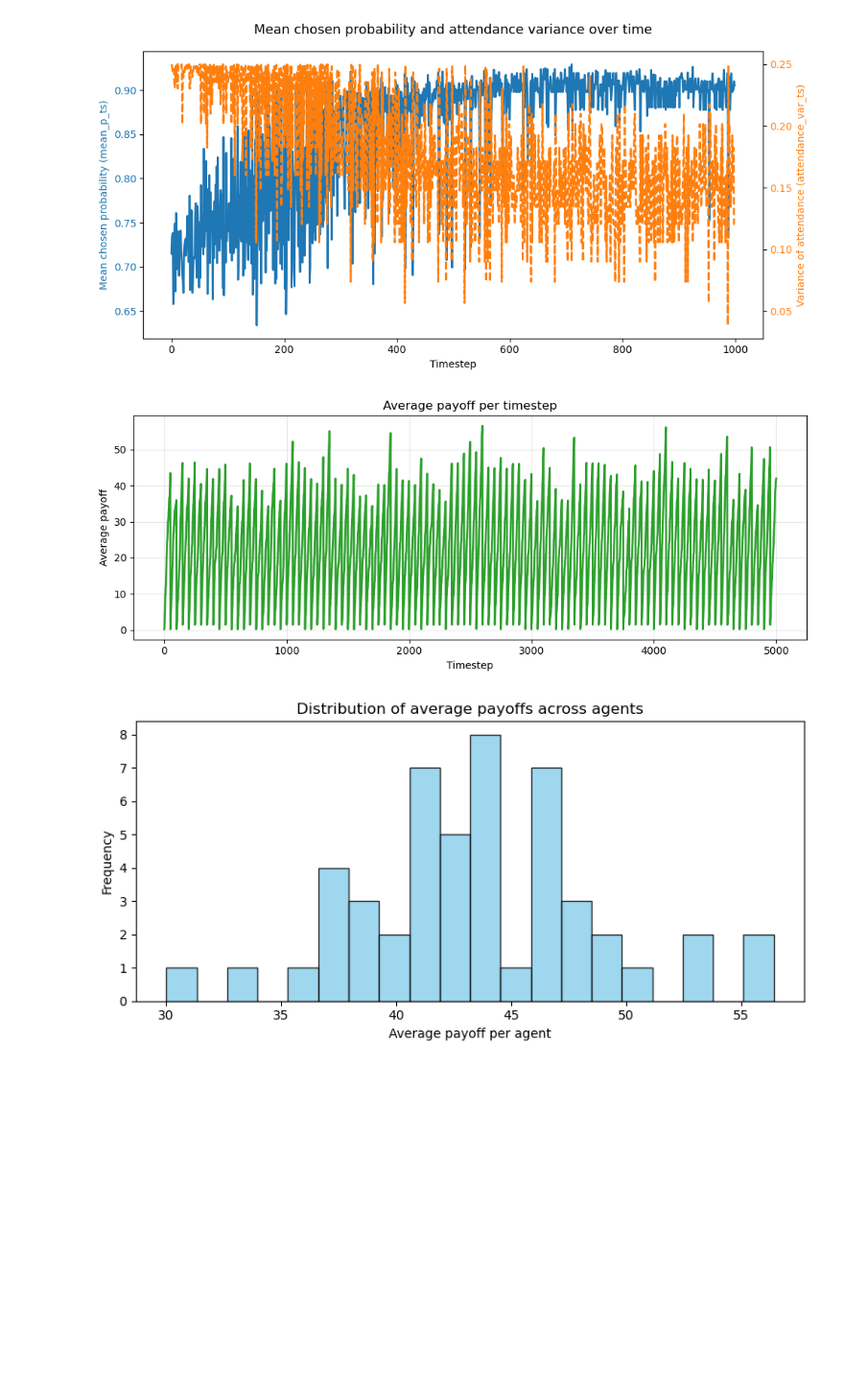
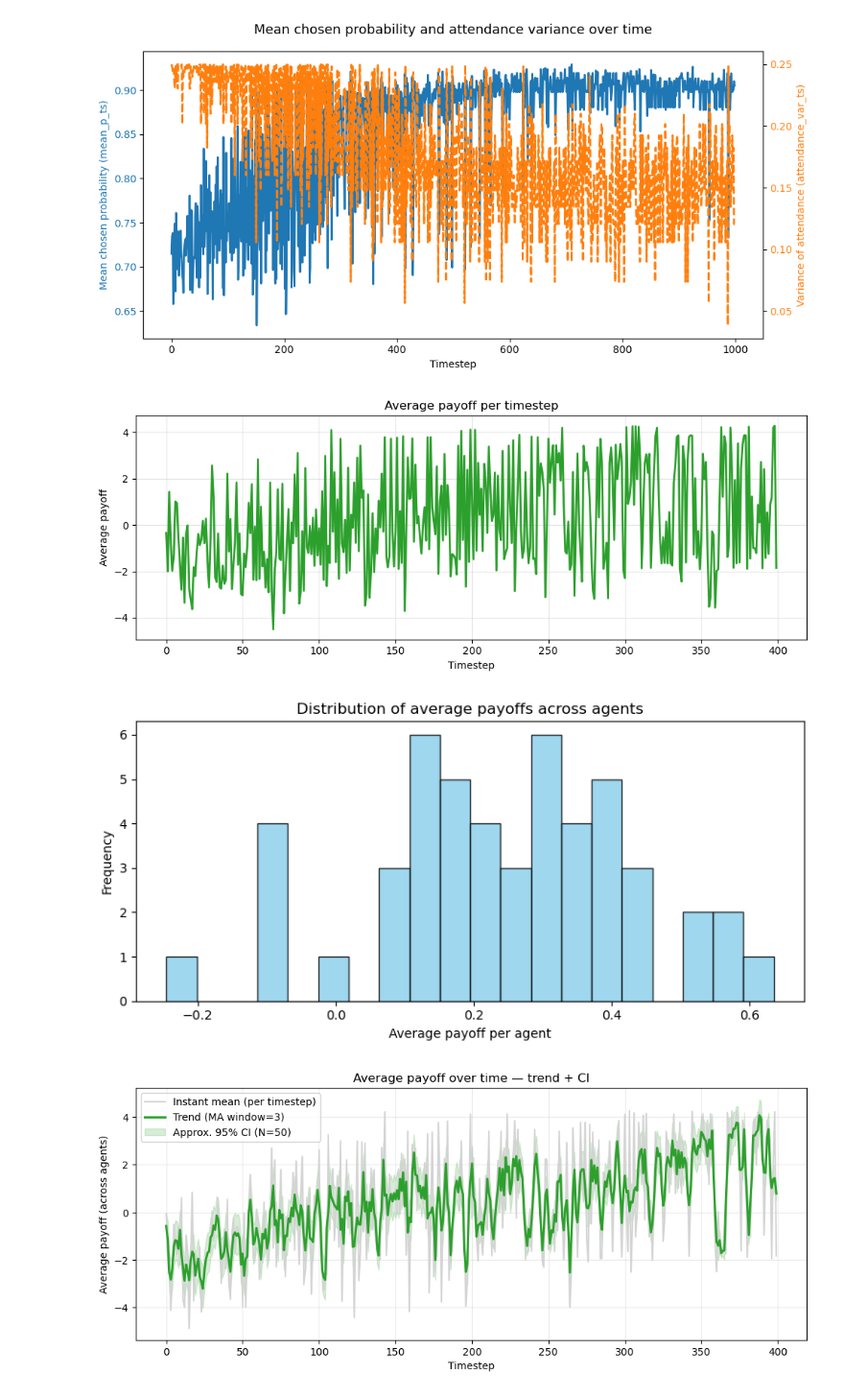
Before and after one commit to DragonsAreFuckingCool/discrete-probability-multi-agent-reinforcement-learning, a Jupyter notebook: discreateProbQLearning.ipynb, the cells around one changed output. Shown at 96% size. Saved outputs shown, nothing was run; the diff lists cells and outputs as text; code cells hidden in the pictures; blank space fills up the shorter version.

```diff
--- a/discreateProbQLearning.ipynb
+++ b/discreateProbQLearning.ipynb
@@ -379,7 +382,7 @@ plt.show()
 import matplotlib.pyplot as plt
 import numpy as np
 
-res = run_discrete_prob_rl(N=N, C=C, T=100, M=M, lr=LR, gamma=GAMMA, tau=TAU,
+res = run_discrete_prob_rl(N=N, C=C, T=400, M=M, lr=LR, gamma=GAMMA, tau=TAU,
                          rho=rho, alpha=alpha, beta=beta, bar_theta=bar_theta,
                          theta_cap=theta_cap, k_init=K_INIT)
 
@@ -405,5 +408,76 @@ plt.title("Distribution of average payoffs across agents")
 plt.tight_layout()
 plt.show()
 # %% [output]
-[figure, old version]
+[figure, new version]
-[figure, old version]
+[figure, new version]
+# %%
+res = run_discrete_prob_rl(N=N, C=C, T=400, M=M, lr=LR, gamma=GAMMA, tau=TAU,
+                         rho=rho, alpha=alpha, beta=beta, bar_theta=bar_theta,
+                         theta_cap=theta_cap, k_init=K_INIT)
+
+
+
+# ---------- Parameters you can tune ----------
+smooth_window = 3   # moving average window for trend (odd better)
+ci_multiplier = 1.96  # 1.96 for ~95% CI (use 1 for ±1 std)
+bins = 20            # histogram bins for payoff distribution
+# ------------------------------------------------
+
+# Example: run your simulation and get results
+# res = run_discrete_prob_rl(...)   # already run this
+
+all_payoffs = np.array(res["all_payoffs"])   # shape (T, N)
+T, N = all_payoffs.shape
+
+# Recompute per-timestep statistics (robust)
+mean_ts = all_payoffs.mean(axis=1)          # shape (T,) : mean across agents at each t
+std_ts  = all_payoffs.std(axis=1, ddof=0)   # population std across agents at each t
+sem_ts  = std_ts / np.sqrt(N)               # standard error of mean per t
+ci_low  = mean_ts - ci_multiplier * sem_ts
+ci_high = mean_ts + ci_multiplier * sem_ts
+
+# Smooth the mean for a "trend line" using a simple moving average
+def moving_average(x, w):
+    if w <= 1:
+        return x
+    kernel = np.ones(w) / w
+    # mode='same' keeps same length; edges are less smoothed
+    return np.convolve(x, kernel, mode='same')
+
+trend_mean = moving_average(mean_ts, smooth_window)
+# Optional: smooth CI similarly (keeps band smoother)
+trend_ci_low = moving_average(ci_low, smooth_window)
+trend_ci_high = moving_average(ci_high, smooth_window)
+
+# Prepare agent-average-payoffs distribution (each agent averaged across time)
+agent_avg_payoffs = all_payoffs.mean(axis=0)  # shape (N,)
+
+# Create figure with two panels: top = time series with band, bottom = histogram/density
+fig = plt.figure(figsize=(10, 8))
+
+# --- Top: mean payoff time series with trend and shaded CI ---
+ax1 = fig.add_subplot(2, 1, 1)
+t = np.arange(T)
+
+ax1.plot(t, mean_ts, color='lightgray', linestyle='-', linewidth=1.5, label='Instant mean (per timestep)')
+ax1.plot(t, trend_mean, color='tab:green', linewidth=2.2, label=f'Trend (MA window={smooth_window})')
+ax1.fill_between(t, trend_ci_low, trend_ci_high, color='tab:green', alpha=0.18, label=f'Approx. 95% CI (N={N})')
+
+ax1.set_xlabel('Timestep')
+ax1.set_ylabel('Average payoff (across agents)')
+ax1.set_title('Average payoff over time — trend + CI')
+ax1.legend(loc='upper left')
+ax1.grid(alpha=0.25)
+
+
+
+plt.tight_layout()
+plt.show()
+
+
+
+# meaning of CI: If you were to repeat this whole experiment many times (each with N agents drawn from the same underlying process),
+# then about 95% of those repeated experiments’ mean payoff trajectories would fall within that shaded region.
+# one can be 95% confident that the true population mean payoff (the expected mean if you had infinitely many agents) lies within that interval around the sample mean.
+# %% [output]
+[figure, added]
```
Also changed, not shown: parts of 2 cells of this notebook.
